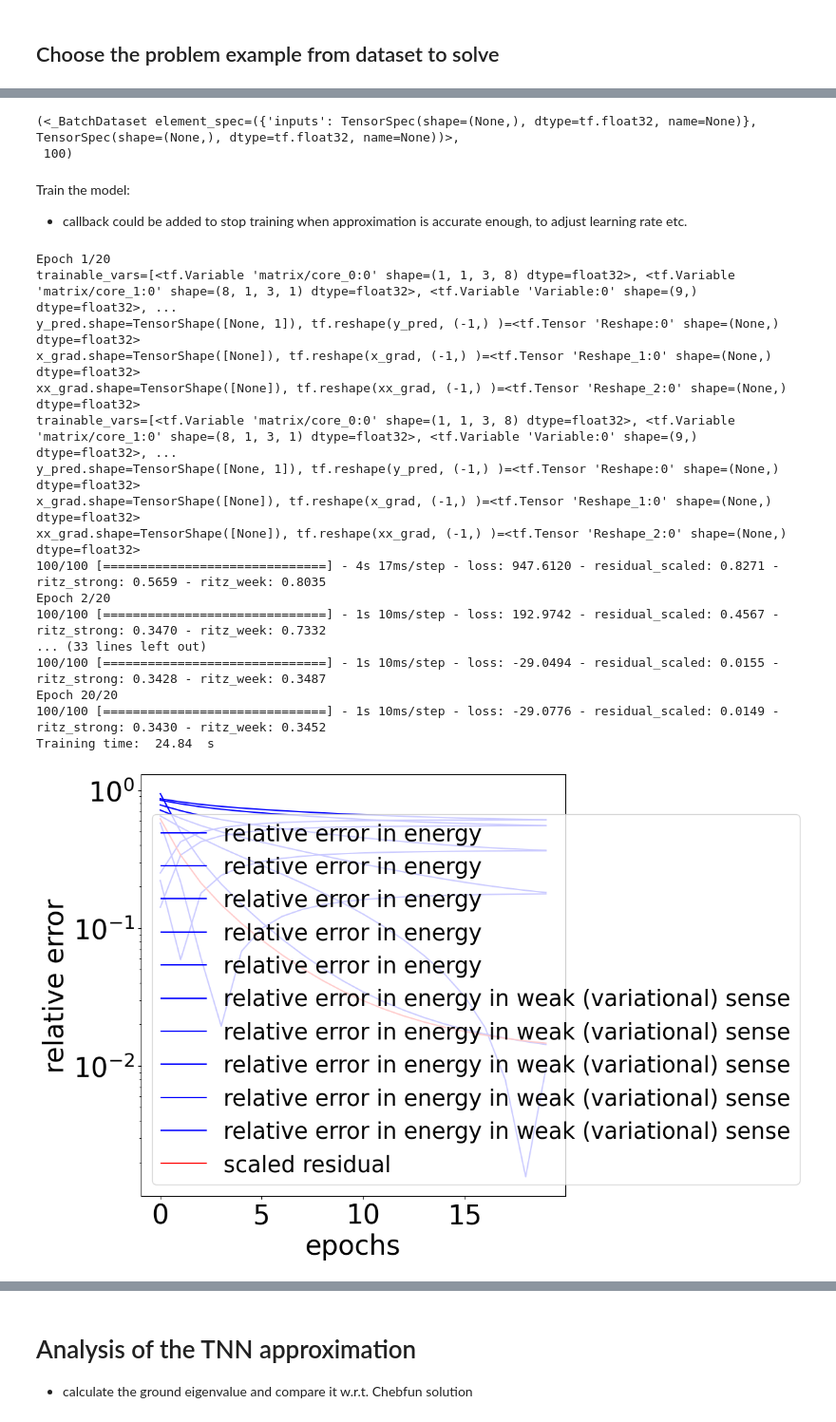
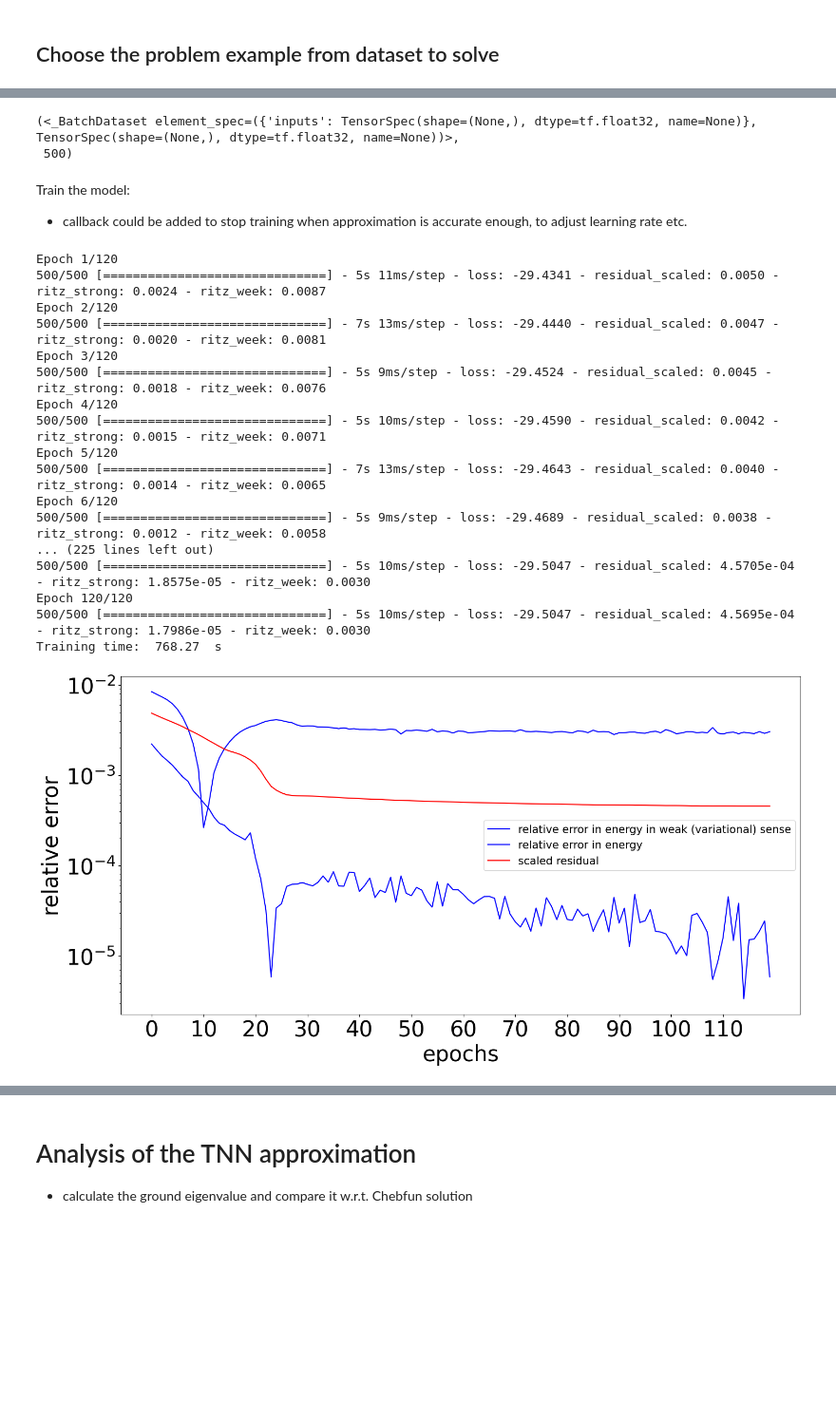
Before and after one commit to davorrunje/ChatGPT_Clone, a Jupyter notebook: TNN_Ground_State_1D_float32_davor.ipynb, the cells around one changed output, grey strips where cells are left out. Shown at 95% size. Saved outputs shown, nothing was run; the diff lists cells and outputs as text; code cells hidden in the pictures; blank space fills up the shorter version.

```diff
--- a/TNN_Ground_State_1D_float32_davor.ipynb
+++ b/TNN_Ground_State_1D_float32_davor.ipynb
@@ -436,7 +459,8 @@ def build_model(*, hidden_dim: int = HIDDEN_DIM, input_dim: int = INPUT_DIM, loa
       input_dims=(input_dim, 1),
       output_dims = (hidden_dim, hidden_dim),
       tt_rank=8,
-      activation='tanh',
+      # activation='tanh',
+      activation='elu',
       bias_initializer=1e-3
   )(inputs)
   tt_layer2 = t3f.nn.KerasDense(
@@ -490,7 +514,7 @@ eta = 20
 
 ## compile model with chosen lr and metrics to monitor
 model = build_model()
-optim = tf.keras.optimizers.Adam(learning_rate=0.0005)
+optim = tf.keras.optimizers.Adam(learning_rate=0.0001)
 
 model.compile(loss = None, optimizer=optim)
 model.summary()
@@ -513,7 +537,7 @@ Trainable params: 106 (424.00 Byte)
 Non-trainable params: 0 (0.00 Byte)
 __________________________________________________________________________________________________
 # %%
-no_steps_in_epoch = 100
+no_steps_in_epoch = 500
 
 ds_train = (
     tf.data.Dataset.from_tensor_slices(({"inputs": x}, tf.zeros_like(x)))
@@ -524,7 +548,7 @@ ds_train = (
 ds_train, len(ds_train)
 # %% [output]
 (<_BatchDataset element_spec=({'inputs': TensorSpec(shape=(None,), dtype=tf.float32, name=None)}, TensorSpec(shape=(None,), dtype=tf.float32, name=None))>,
- 100)
+ 500)
 # %% [markdown]
 Train the model:
 
@@ -534,47 +558,47 @@ Train the model:
 ## callback can be used to monitor $\Delta_\epsilon^2$ and stop training if error estimator is small enough,
 #  otherwise we can continue training for additional epochs or change the arhitecture of the neural network
 # no_epoch = 118
-no_epoch = 20
+no_epoch = 120
 
 start = time.time()
 history = model.fit(ds_train, epochs = no_epoch)
 
 print('Training time: ', np.round(time.time()-start, 2), ' s')
 # %% [output]
-Epoch 1/20
-trainable_vars=[<tf.Variable 'matrix/core_0:0' shape=(1, 1, 3, 8) dtype=float32>, <tf.Variable 'matrix/core_1:0' shape=(8, 1, 3, 1) dtype=float32>, <tf.Variable 'Variable:0' shape=(9,) dtype=float32>, ...
-y_pred.shape=TensorShape([None, 1]), tf.reshape(y_pred, (-1,) )=<tf.Tensor 'Reshape:0' shape=(None,) dtype=float32>
-x_grad.shape=TensorShape([None]), tf.reshape(x_grad, (-1,) )=<tf.Tensor 'Reshape_1:0' shape=(None,) dtype=float32>
-xx_grad.shape=TensorShape([None]), tf.reshape(xx_grad, (-1,) )=<tf.Tensor 'Reshape_2:0' shape=(None,) dtype=float32>
-trainable_vars=[<tf.Variable 'matrix/core_0:0' shape=(1, 1, 3, 8) dtype=float32>, <tf.Variable 'matrix/core_1:0' shape=(8, 1, 3, 1) dtype=float32>, <tf.Variable 'Variable:0' shape=(9,) dtype=float32>, ...
-y_pred.shape=TensorShape([None, 1]), tf.reshape(y_pred, (-1,) )=<tf.Tensor 'Reshape:0' shape=(None,) dtype=float32>
-x_grad.shape=TensorShape([None]), tf.reshape(x_grad, (-1,) )=<tf.Tensor 'Reshape_1:0' shape=(None,) dtype=float32>
-xx_grad.shape=TensorShape([None]), tf.reshape(xx_grad, (-1,) )=<tf.Tensor 'Reshape_2:0' shape=(None,) dtype=float32>
-100/100 [==============================] - 4s 17ms/step - loss: 947.6120 - residual_scaled: 0.8271 - ritz_strong: 0.5659 - ritz_week: 0.8035
-Epoch 2/20
-100/100 [==============================] - 1s 10ms/step - loss: 192.9742 - residual_scaled: 0.4567 - ritz_strong: 0.3470 - ritz_week: 0.7332
-... (33 lines left out)
-100/100 [==============================] - 1s 10ms/step - loss: -29.0494 - residual_scaled: 0.0155 - ritz_strong: 0.3428 - ritz_week: 0.3487
-Epoch 20/20
-100/100 [==============================] - 1s 10ms/step - loss: -29.0776 - residual_scaled: 0.0149 - ritz_strong: 0.3430 - ritz_week: 0.3452
-Training time:  24.84  s
+Epoch 1/120
+500/500 [==============================] - 5s 11ms/step - loss: -29.4341 - residual_scaled: 0.0050 - ritz_strong: 0.0024 - ritz_week: 0.0087
+Epoch 2/120
+500/500 [==============================] - 7s 13ms/step - loss: -29.4440 - residual_scaled: 0.0047 - ritz_strong: 0.0020 - ritz_week: 0.0081
+Epoch 3/120
+500/500 [==============================] - 5s 9ms/step - loss: -29.4524 - residual_scaled: 0.0045 - ritz_strong: 0.0018 - ritz_week: 0.0076
+Epoch 4/120
+500/500 [==============================] - 5s 10ms/step - loss: -29.4590 - residual_scaled: 0.0042 - ritz_strong: 0.0015 - ritz_week: 0.0071
+Epoch 5/120
+500/500 [==============================] - 7s 13ms/step - loss: -29.4643 - residual_scaled: 0.0040 - ritz_strong: 0.0014 - ritz_week: 0.0065
+Epoch 6/120
+500/500 [==============================] - 5s 9ms/step - loss: -29.4689 - residual_scaled: 0.0038 - ritz_strong: 0.0012 - ritz_week: 0.0058
+... (225 lines left out)
+500/500 [==============================] - 5s 10ms/step - loss: -29.5047 - residual_scaled: 4.5705e-04 - ritz_strong: 1.8575e-05 - ritz_week: 0.0030
+Epoch 120/120
+500/500 [==============================] - 5s 10ms/step - loss: -29.5047 - residual_scaled: 4.5695e-04 - ritz_strong: 1.7986e-05 - ritz_week: 0.0030
+Training time:  768.27  s
 # %%
 ## plot relative error in the ground state energy and scaled residual $\Delta_\epsilon^2$
 def plot_relative_error(history):
-  plt.figure(figsize=(8.5, 8.5))
-  plt.semilogy(history.history['ritz_week'], 'b', label = 'relative error in energy')
-  plt.semilogy(history.history['ritz_strong'], 'b', label = 'relative error in energy in weak (variational) sense')
+  plt.figure(figsize=(2*8.5, 8.5))
+  plt.semilogy(history.history['ritz_week'], 'b', label = 'relative error in energy in weak (variational) sense')
+  plt.semilogy(history.history['ritz_strong'], 'b', label = 'relative error in energy')
   plt.semilogy(history.history['residual_scaled'], 'r', label = 'scaled residual')
 
-  plt.legend(fontsize=25)
+  plt.legend(fontsize=15)
   plt.yticks(fontsize=30)
   plt.xlabel('epochs', fontsize=30)
   plt.ylabel('relative error', fontsize=30)
-  xticks_d = [0, 5, 10, 15]
+  xticks_d = [i * 10 for i in range(len(history.history["residual_scaled"]) // 10)]
   xlabels = [f'{label:,}' for label in xticks_d]
   plt.xticks(xticks_d, xlabels, fontsize=30)
   plt.show()
 
 plot_relative_error(history)
 # %% [output]
-[figure, old version]
+[figure, new version]
```
Also changed, not shown: parts of 8 cells of this notebook.
